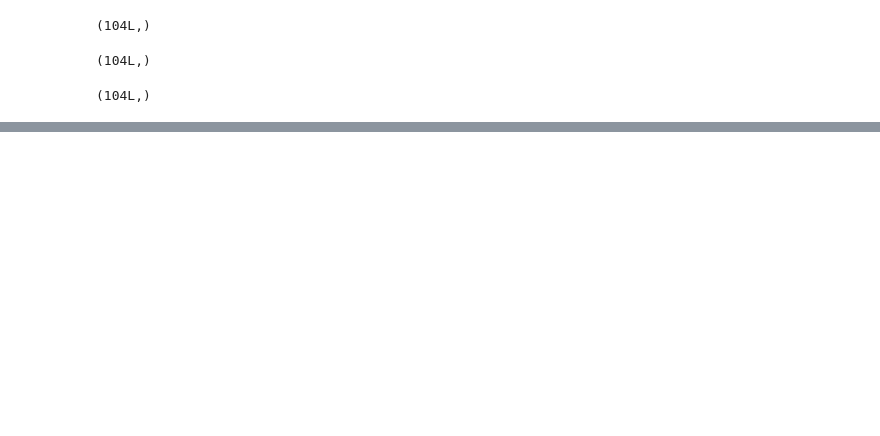
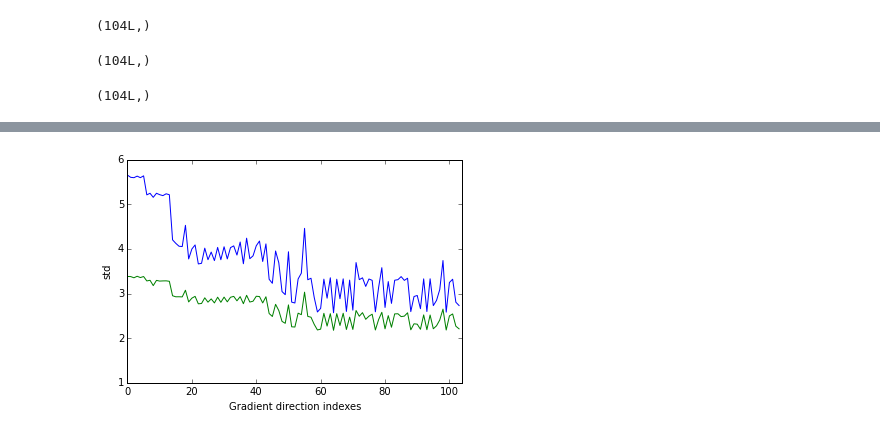
Before and after one commit to RafaelNH/dwi_pca_denoising, a Jupyter notebook: test_overcomplete_gain.ipynb, the cells around one changed output, grey strips where cells are left out. Cells and saved outputs as stored; diff of their text form; code cells hidden in the pictures; blank space fills up the shorter version.

```diff
--- a/test_overcomplete_gain.ipynb
+++ b/test_overcomplete_gain.ipynb
@@ -258,0 +373,9 @@ plt.show()
+# %%
+plt.plot(range(Raw_std.size), Ganho, 'g')
+plt.plot(range(Raw_std.size), Ganho2, 'b')
+plt.axis([0, Raw_std.size, 1, 6])
+plt.xlabel('Gradient direction indexes')
+plt.ylabel('std')
+plt.show()
+# %% [output]
+[figure, added]
```
Also changed, not shown: parts of 13 cells of this notebook.
